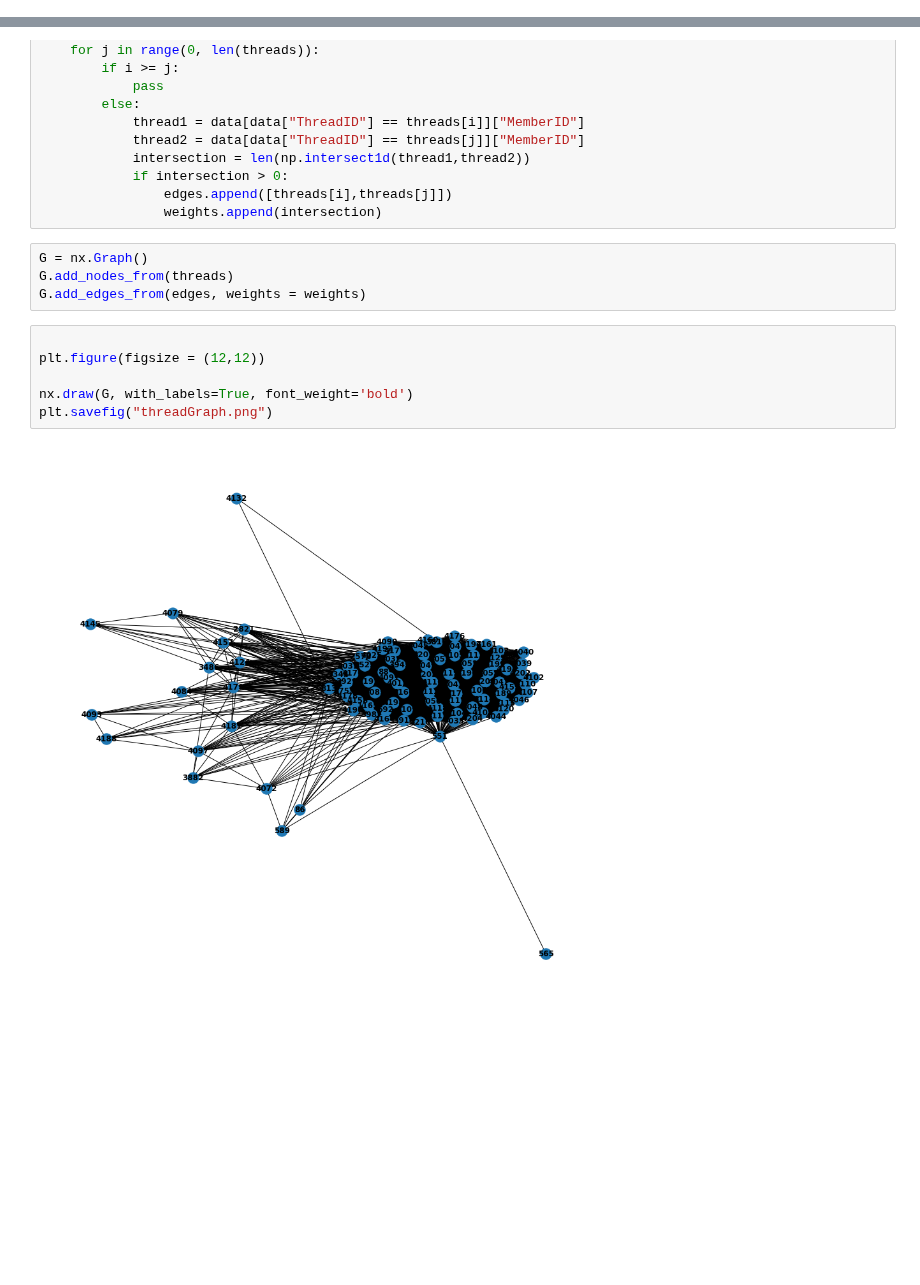
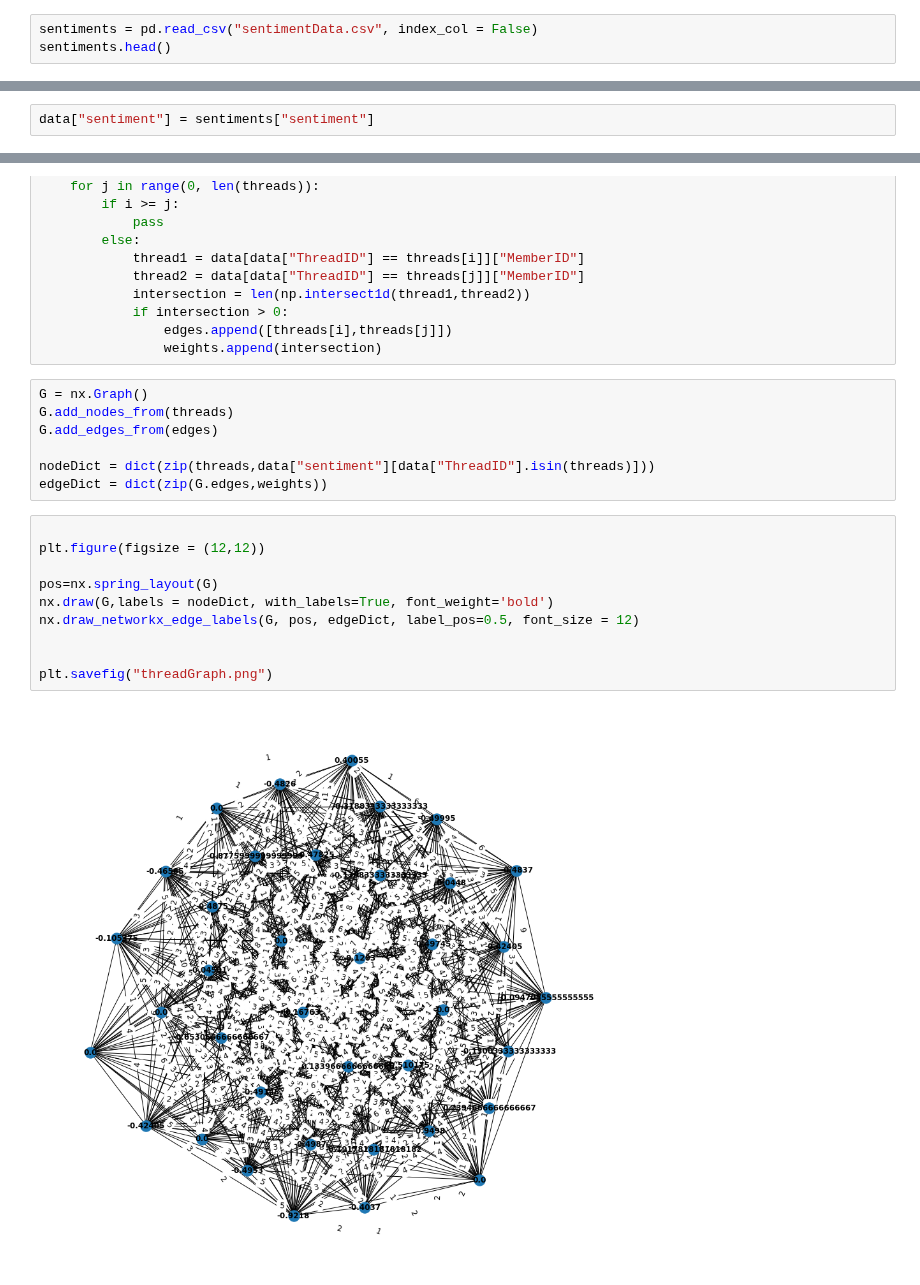
Before and after one commit to nguye639/NguyenThesis, a Jupyter notebook: createGraph.ipynb, the cells around one changed output, grey strips where cells are left out. Drawn from its saved outputs; the diff is of its cells as text; blank space fills up the shorter version.

```diff
--- a/createGraph.ipynb
+++ b/createGraph.ipynb
@@ -17,0 +18,3 @@ data.head()
+# %%
+sentiments = pd.read_csv("sentimentData.csv", index_col = False)
+sentiments.head()
@@ -18,3 +28,5 @@ data.head()
+# %%
+data["sentiment"] = sentiments["sentiment"]
 # %%
 #get all threads
 threads = data["ThreadID"].unique()
@@ -39,12 +66,19 @@ for i in range(0,len(threads)):
 # %%
 G = nx.Graph()
 G.add_nodes_from(threads)
-G.add_edges_from(edges, weights = weights)
+G.add_edges_from(edges)
+
+nodeDict = dict(zip(threads,data["sentiment"][data["ThreadID"].isin(threads)]))
+edgeDict = dict(zip(G.edges,weights))
 # %%
 
 plt.figure(figsize = (12,12))
 
-nx.draw(G, with_labels=True, font_weight='bold')
+pos=nx.spring_layout(G)
+nx.draw(G,labels = nodeDict, with_labels=True, font_weight='bold')
+nx.draw_networkx_edge_labels(G, pos, edgeDict, label_pos=0.5, font_size = 12)
+
+
 plt.savefig("threadGraph.png")
 # %% [output]
-[figure, old version]
+[figure, new version]
```
Also changed, not shown: parts of 4 cells of this notebook, 11 other files.
